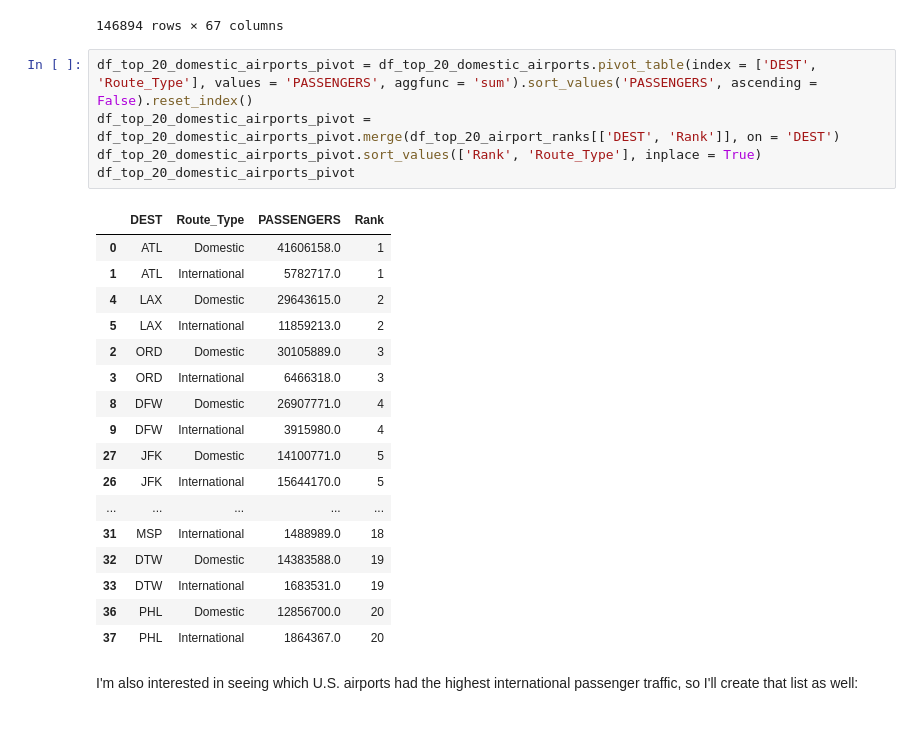
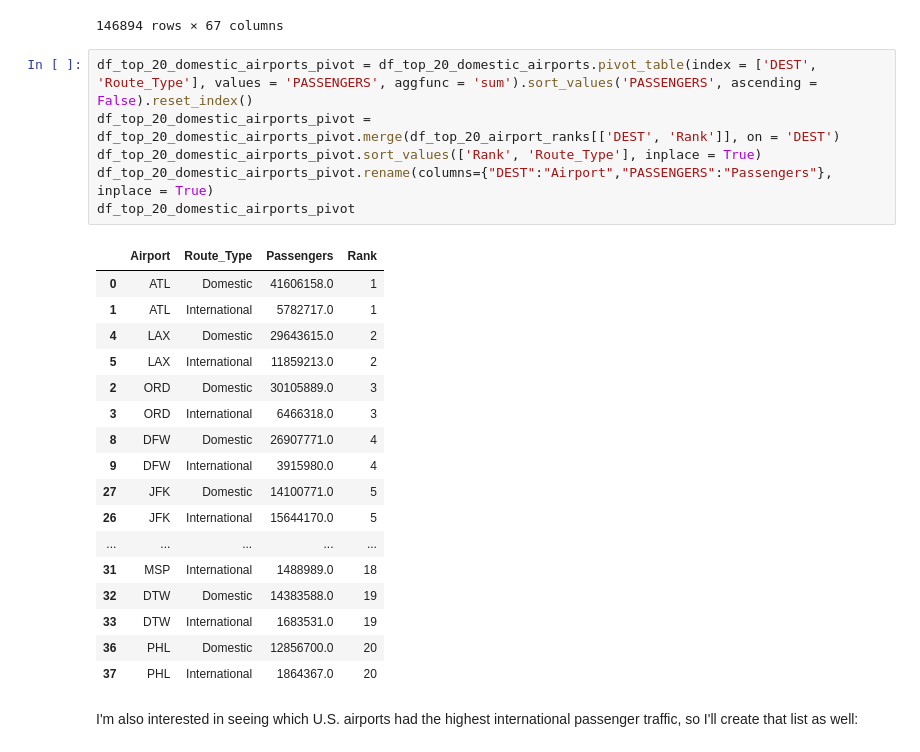
Before and after one commit to kburchfiel/kburchfiel-dash-plotly-demo, a Jupyter notebook: elephantsql_database_builder.ipynb, the cells around one changed output. Drawn from its saved outputs; the diff is of its cells as text.

```diff
--- a/elephantsql_database_builder.ipynb
+++ b/elephantsql_database_builder.ipynb
@@ -232,10 +233,11 @@ df_top_20_domestic_airports
 # %%
 df_top_20_domestic_airports_pivot = df_top_20_domestic_airports.pivot_table(index = ['DEST', 'Route_Type'], values = 'PASSENGERS', aggfunc = 'sum').sort_values('PASSENGERS', ascending = False).reset_index()
 df_top_20_domestic_airports_pivot = df_top_20_domestic_airports_pivot.merge(df_top_20_airport_ranks[['DEST', 'Rank']], on = 'DEST')
 df_top_20_domestic_airports_pivot.sort_values(['Rank', 'Route_Type'], inplace = True)
+df_top_20_domestic_airports_pivot.rename(columns={"DEST":"Airport","PASSENGERS":"Passengers"}, inplace = True)
 df_top_20_domestic_airports_pivot
 # %% [output]
-|  | DEST | Route_Type | PASSENGERS | Rank |
+|  | Airport | Route_Type | Passengers | Rank |
 | 0 | ATL | Domestic | 41606158.0 | 1 |
 | 1 | ATL | International | 5782717.0 | 1 |
 | 4 | LAX | Domestic | 29643615.0 | 2 |
```
Also changed, not shown: parts of 8 cells of this notebook, 7 other files.
